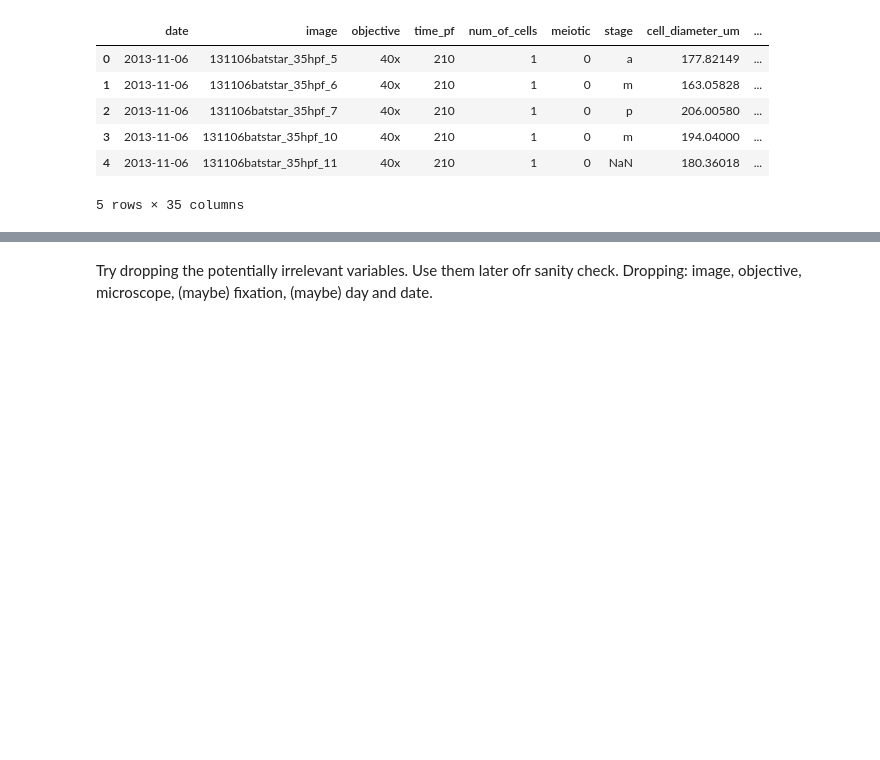
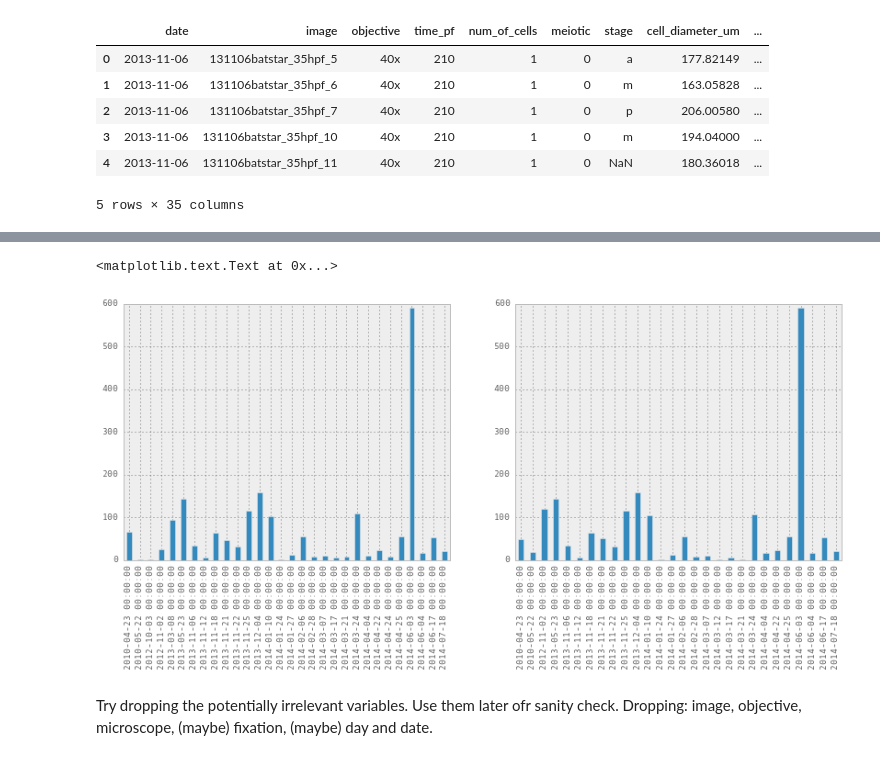
Before and after one commit to emmaggie/SPINDLE_ZOO, a Jupyter notebook: SEPTEMBER_2014/Marina_September_spindle_zoo.ipynb, the cells around one changed output, grey strips where cells are left out. Cells and saved outputs as stored; diff of their text form; code cells hidden in the pictures; blank space fills up the shorter version.

```diff
--- a/SEPTEMBER_2014/Marina_September_spindle_zoo.ipynb
+++ b/SEPTEMBER_2014/Marina_September_spindle_zoo.ipynb
@@ -600,3 +654,32 @@ df2.head()
+# %%
+fig, axs = plt.subplots(1,2, figsize=(14,5))
+
+#import matplotlib.dates
+date_df=df2.date.value_counts()
+type(date_df)
+date_df=date_df.sort_index(ascending=True)
+my_plot=date_df.plot(kind='bar',use_index=True,ax=axs[0])
+
+day_df=df2.day.value_counts()
+day_df=day_df.sort_index(ascending=True)
+
+my_plot2=day_df.plot(kind='bar',use_index=True,ax=axs[1])
+
+ax1=axs[0]
+ax2=axs[1]
+
+ax1.set_title("# of times date appears in the data set")
+ax2.set_title("Polar body #2: diameter in micrometers")
+
+
+
+my_plot.get_xticks()
+my_plot.get_xticklabels()[0]
+
+#my_plot.xaxis.set_major_formatter(matplotlib.dates.DateFormatter('%Y-%m-%d'))
+# %% [output]
+<matplotlib.text.Text at 0x...>
+[figure, added]
 # %%
 df3 = df2.copy()
 # %% [markdown]
```
Also changed, not shown: parts of 36 cells of this notebook, 1 other file.
